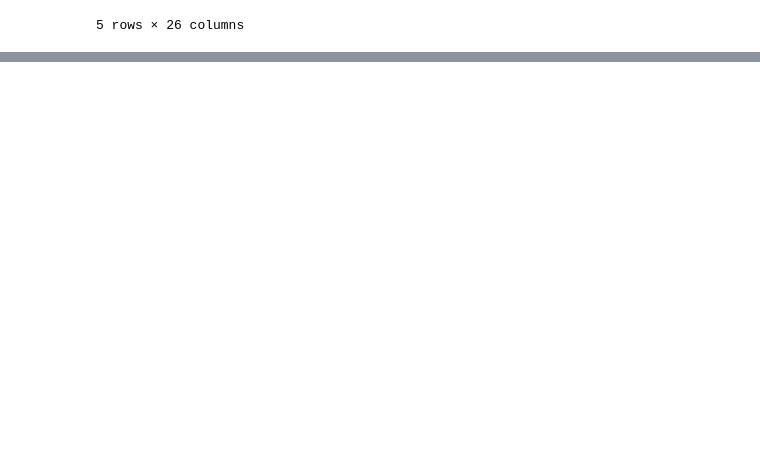
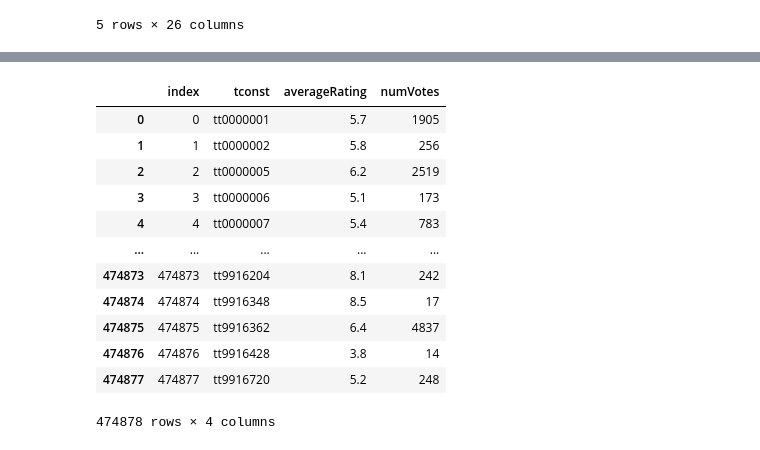
Before and after one commit to Davianka/Project-3-Using-IMDB, a Jupyter notebook: two years extracted.ipynb, the cells around one changed output, grey strips where cells are left out. Drawn from its saved outputs; the diff is of its cells as text; code cells hidden in the pictures; blank space fills up the shorter version.

```diff
--- a/two years extracted.ipynb
+++ b/two years extracted.ipynb
@@ -54,0 +235,17 @@ memory usage: 204.0+ KB
+# %%
+q = """SELECT * FROM title_ratings;"""
+pd.read_sql(q, engine)
+# %% [output]
+|  | index | tconst | averageRating | numVotes |
+| 0 | 0 | tt0000001 | 5.7 | 1905 |
+| 1 | 1 | tt0000002 | 5.8 | 256 |
+| 2 | 2 | tt0000005 | 6.2 | 2519 |
+| 3 | 3 | tt0000006 | 5.1 | 173 |
+| 4 | 4 | tt0000007 | 5.4 | 783 |
+| ... | ... | ... | ... | ... |
+| 474873 | 474873 | tt9916204 | 8.1 | 242 |
+| 474874 | 474874 | tt9916348 | 8.5 | 17 |
+| 474875 | 474875 | tt9916362 | 6.4 | 4837 |
+| 474876 | 474876 | tt9916428 | 3.8 | 14 |
+| 474877 | 474877 | tt9916720 | 5.2 | 248 |
+474878 rows × 4 columns
```
Also changed, not shown: parts of 31 cells of this notebook.
